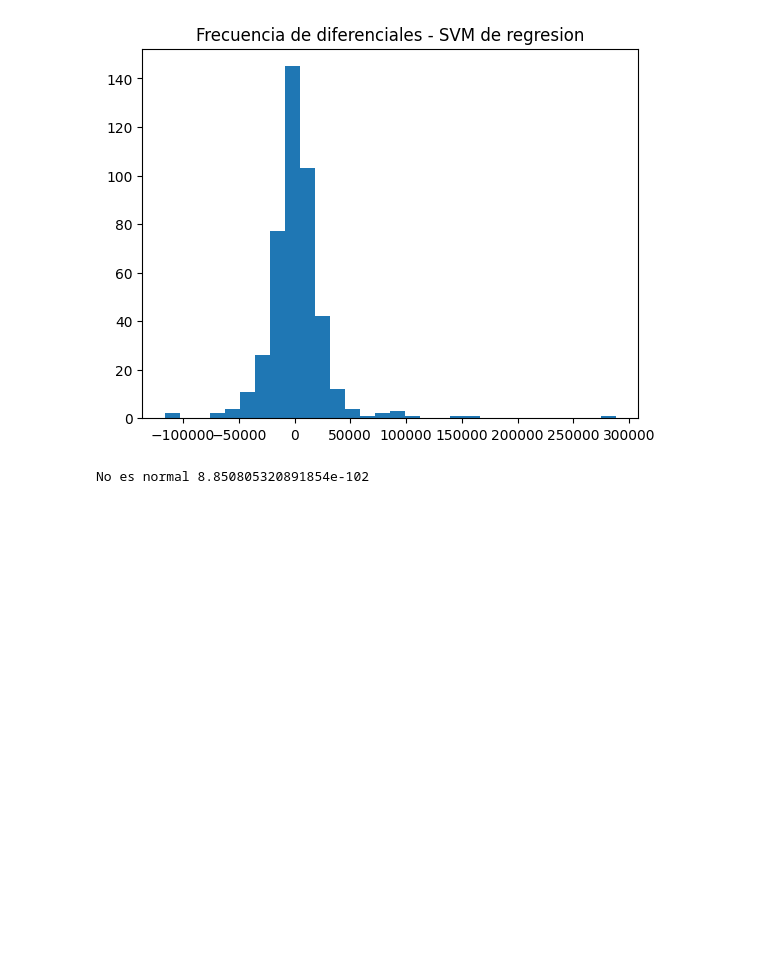
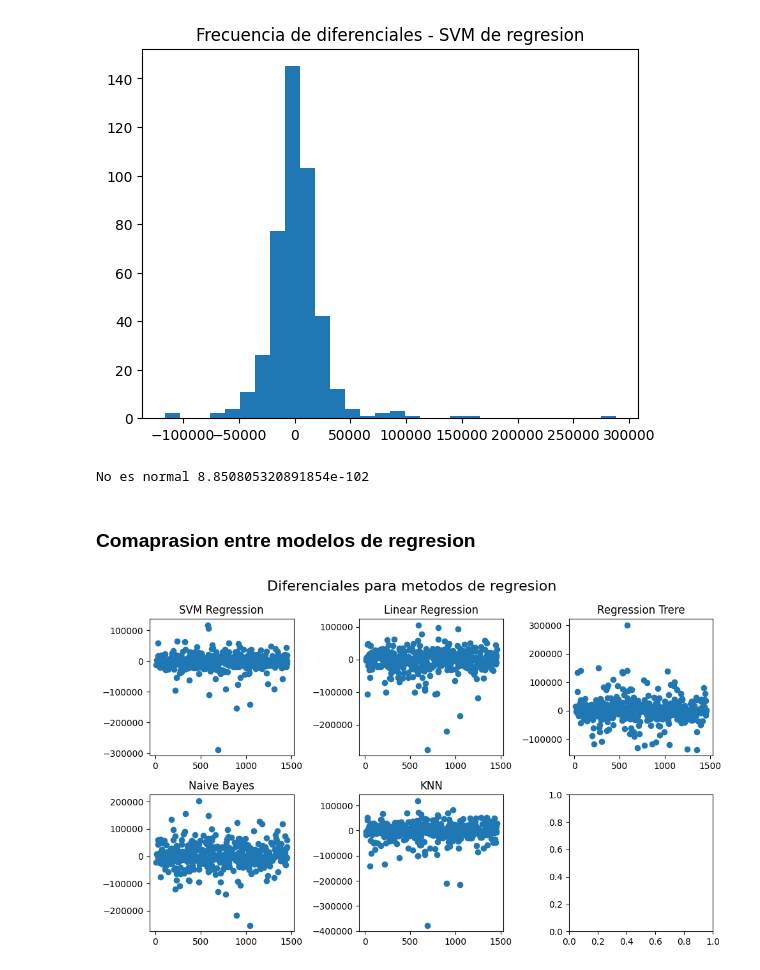
Before and after one commit to DiegoDuaS/SVM, a Jupyter notebook: actividades.ipynb, the cells around one changed output. Drawn from its saved outputs; the diff is of its cells as text; code cells hidden in the pictures; blank space fills up the shorter version.

Commit message:
feat: regresion comparison and notebook html

```diff
--- a/actividades.ipynb
+++ b/actividades.ipynb
@@ -632,3 +657,5 @@ else:
 [figure]
 [figure]
 No es normal 8.850805320891854e-102
+# %% [markdown]
+### Comaprasion entre modelos de regresion
@@ -634,0 +712,11 @@ No es normal 8.850805320891854e-102
+# %%
+fig, axes = plt.subplots(2, 3, figsize=(10, 6))
+
+for i,m in enumerate(models_reg):
+    axes[i//3][i%3].plot(m[1]-y_test, 'o')  # Plot each dataset
+    axes[i//3][i%3].set_title(m[2])
+fig.suptitle('Diferenciales para metodos de regresion', fontsize=16)
+plt.tight_layout()
+plt.show()
+# %% [output]
+[figure, added]
```
Also changed, not shown: parts of 11 cells of this notebook, 2 other files.
